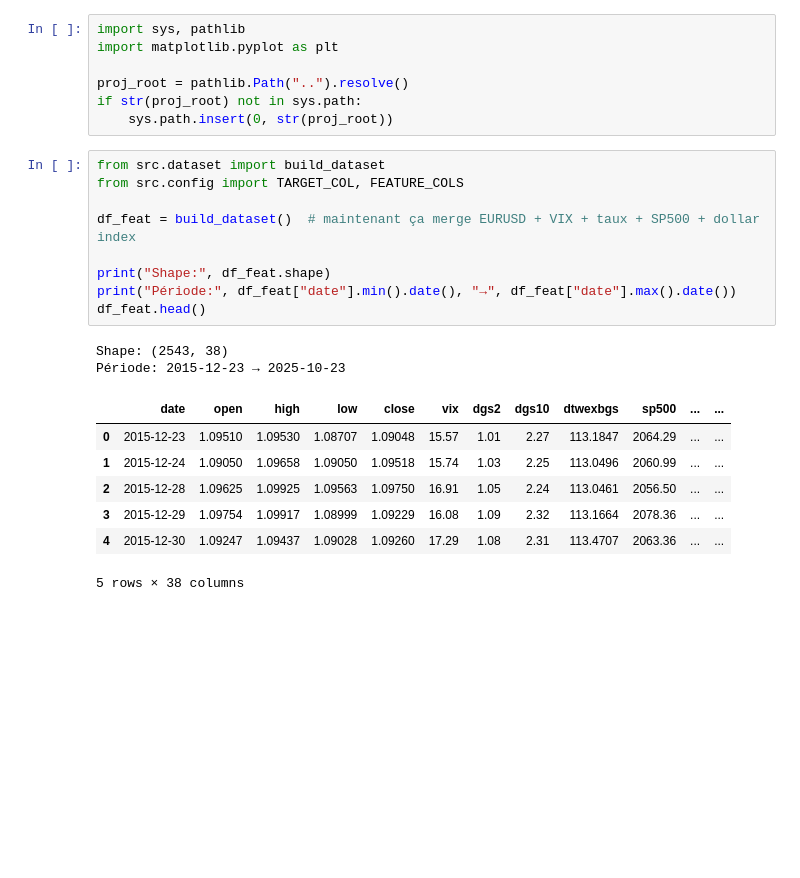
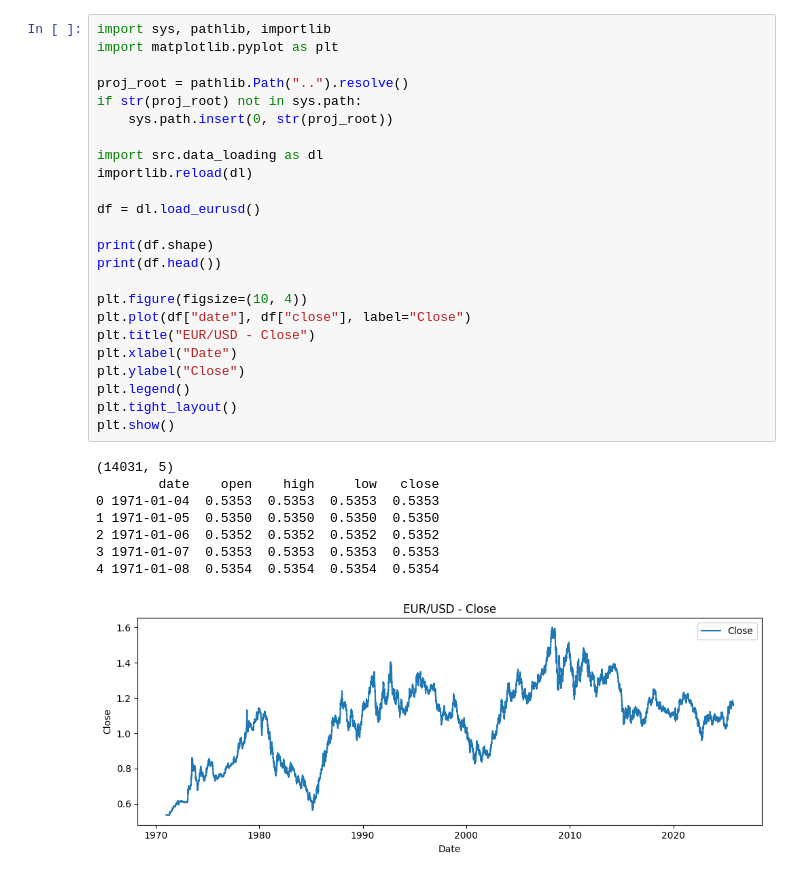
Before and after one commit to martou12/projet-ml-, a Jupyter notebook: notebooks/01_exploration_baseline.ipynb, the cells around one changed output. Drawn from its saved outputs; the diff is of its cells as text; blank space fills up the shorter version.

```diff
--- a/notebooks/01_exploration_baseline.ipynb
+++ b/notebooks/01_exploration_baseline.ipynb
@@ -1,27 +1,34 @@
 # %%
-import sys, pathlib
+import sys, pathlib, importlib
 import matplotlib.pyplot as plt
 
 proj_root = pathlib.Path("..").resolve()
 if str(proj_root) not in sys.path:
     sys.path.insert(0, str(proj_root))
+
+import src.data_loading as dl
+importlib.reload(dl)
+
+df = dl.load_eurusd()
+
+print(df.shape)
+print(df.head())
+
+plt.figure(figsize=(10, 4))
+plt.plot(df["date"], df["close"], label="Close")
+plt.title("EUR/USD - Close")
+plt.xlabel("Date")
+plt.ylabel("Close")
+plt.legend()
+plt.tight_layout()
+plt.show()
+# %% [output]
+(14031, 5)
+        date    open    high     low   close
+0 1971-01-04  0.5353  0.5353  0.5353  0.5353
+1 1971-01-05  0.5350  0.5350  0.5350  0.5350
+2 1971-01-06  0.5352  0.5352  0.5352  0.5352
+3 1971-01-07  0.5353  0.5353  0.5353  0.5353
+4 1971-01-08  0.5354  0.5354  0.5354  0.5354
+[figure, added]
-# %%
-from src.dataset import build_dataset
-from src.config import TARGET_COL, FEATURE_COLS
-
-df_feat = build_dataset()  # maintenant ça merge EURUSD + VIX + taux + SP500 + dollar index
-
-print("Shape:", df_feat.shape)
-print("Période:", df_feat["date"].min().date(), "→", df_feat["date"].max().date())
-df_feat.head()
-# %% [output]
-Shape: (2543, 38)
-Période: 2015-12-23 → 2025-10-23
-|  | date | open | high | low | close | vix | dgs2 | dgs10 | dtwexbgs | sp500 | ... | ... |
-| 0 | 2015-12-23 | 1.09510 | 1.09530 | 1.08707 | 1.09048 | 15.57 | 1.01 | 2.27 | 113.1847 | 2064.29 | ... | ... |
-| 1 | 2015-12-24 | 1.09050 | 1.09658 | 1.09050 | 1.09518 | 15.74 | 1.03 | 2.25 | 113.0496 | 2060.99 | ... | ... |
-| 2 | 2015-12-28 | 1.09625 | 1.09925 | 1.09563 | 1.09750 | 16.91 | 1.05 | 2.24 | 113.0461 | 2056.50 | ... | ... |
-| 3 | 2015-12-29 | 1.09754 | 1.09917 | 1.08999 | 1.09229 | 16.08 | 1.09 | 2.32 | 113.1664 | 2078.36 | ... | ... |
-| 4 | 2015-12-30 | 1.09247 | 1.09437 | 1.09028 | 1.09260 | 17.29 | 1.08 | 2.31 | 113.4707 | 2063.36 | ... | ... |
-5 rows × 38 columns
 # %%
```
Also changed, not shown: parts of 8 cells of this notebook.
